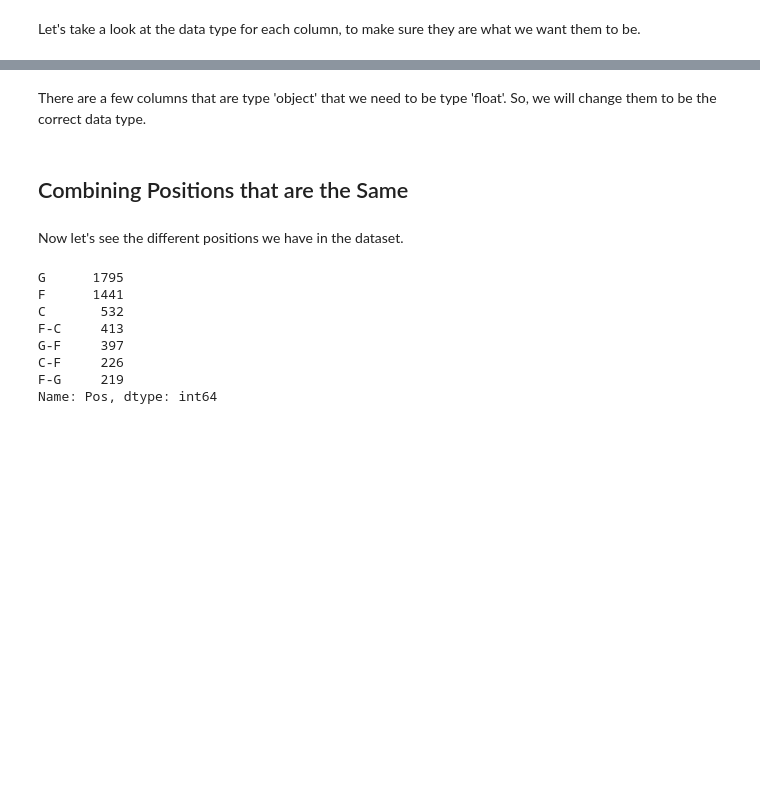
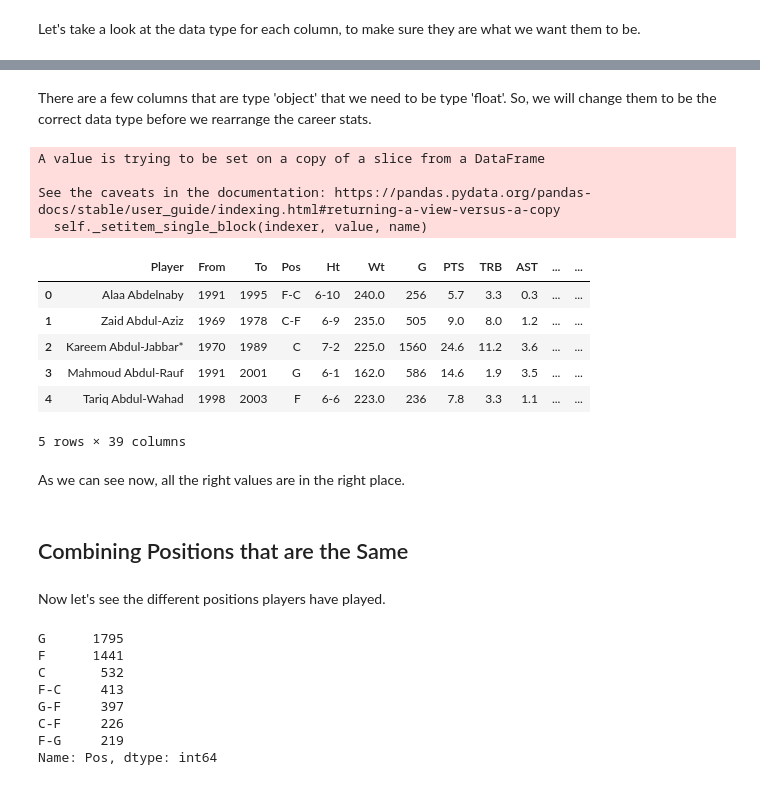
Before and after one commit to ItsBigSchub/Predicting-NBA-HOFers, a Jupyter notebook: Cleaning_NBA_data.ipynb, the cells around one changed output, grey strips where cells are left out. Cells and saved outputs as stored; diff of their text form; code cells hidden in the pictures; blank space fills up the shorter version.

```diff
--- a/Cleaning_NBA_data.ipynb
+++ b/Cleaning_NBA_data.ipynb
@@ -39,0 +214,10 @@ players_df.replace('-', np.nan, inplace=True)
+# %%
+# Clean All NBA column
+players_df['All NBA'] = players_df['All NBA'].str.replace('-', ' ')
+players_df['All NBA'] = players_df['All NBA'].str.replace('All NBA', '')
+players_df['All NBA'] = players_df['All NBA'].str.replace('NBA', '')
+players_df['All NBA'] = players_df['All NBA'].str.replace('/', '')
+players_df['All NBA'] = players_df['All NBA'].str.replace(' ', '')
+players_df['All NBA'] = players_df['All NBA'].str.replace('x', '')
+players_df['All NBA'] = players_df['All NBA'].astype('int')
+players_df['All NBA'].values[players_df['All NBA'].values > 1000] = 1
@@ -141,12 +328,36 @@ WS           object
 dtype: object
 # %% [markdown]
-There are a few columns that are type 'object' that we need to be type 'float'. So, we will change them to be the correct data type.
+There are a few columns that are type 'object' that we need to be type 'float'. So, we will change them to be the correct data type before we rearrange the career stats.
 # %%
 players_df[['TRB', 'FG%', 'FG3%', 'FT%', 'eFG%', 'PER', 'WS']] = players_df[['TRB', 'FG%', 'FG3%', 'FT%', 'eFG%', 'PER', 'WS']].astype('float')
+# %%
+for i in range(0,len(players_df)):
+  if np.isnan(players_df['WS'].iloc[i]):
+    players_df['WS'].iloc[i] = players_df['PER'].iloc[i] # the 'WS' column value is actually the value in the 'PER' column
+    players_df['PER'].iloc[i] = players_df['eFG%'].iloc[i] # the 'PER' column value is actually the value in the 'eFG%' column
+    players_df['eFG%'].iloc[i] = np.nan # 'eFG%' doesn't have a value, so we assign it 'NaN'
+    players_df['FT%'].iloc[i] = players_df['FG3%'].iloc[i] # the 'FT%' column value is actually the value in the 'FG3%' column
+    players_df['FG3%'].iloc[i] = np.nan # 'FG3%' doesn't have a value, so we assign it 'NaN'
+
+players_df.head()
+# %% [output]
+A value is trying to be set on a copy of a slice from a DataFrame
+
+See the caveats in the documentation: https://pandas.pydata.org/pandas-docs/stable/user_guide/indexing.html#returning-a-view-versus-a-copy
+  self._setitem_single_block(indexer, value, name)
+|  | Player | From | To | Pos | Ht | Wt | G | PTS | TRB | AST | ... | ... |
+| 0 | Alaa Abdelnaby | 1991 | 1995 | F-C | 6-10 | 240.0 | 256 | 5.7 | 3.3 | 0.3 | ... | ... |
+| 1 | Zaid Abdul-Aziz | 1969 | 1978 | C-F | 6-9 | 235.0 | 505 | 9.0 | 8.0 | 1.2 | ... | ... |
+| 2 | Kareem Abdul-Jabbar* | 1970 | 1989 | C | 7-2 | 225.0 | 1560 | 24.6 | 11.2 | 3.6 | ... | ... |
+| 3 | Mahmoud Abdul-Rauf | 1991 | 2001 | G | 6-1 | 162.0 | 586 | 14.6 | 1.9 | 3.5 | ... | ... |
+| 4 | Tariq Abdul-Wahad | 1998 | 2003 | F | 6-6 | 223.0 | 236 | 7.8 | 3.3 | 1.1 | ... | ... |
+5 rows × 39 columns
+# %% [markdown]
+As we can see now, all the right values are in the right place.
 # %% [markdown]
 ## Combining Positions that are the Same
 # %% [markdown]
-Now let's see the different positions we have in the dataset.
+Now let's see the different positions players have played.
 # %%
 players_df['Pos'].value_counts()
 # %% [output]
```
Also changed, not shown: parts of 53 cells of this notebook.
